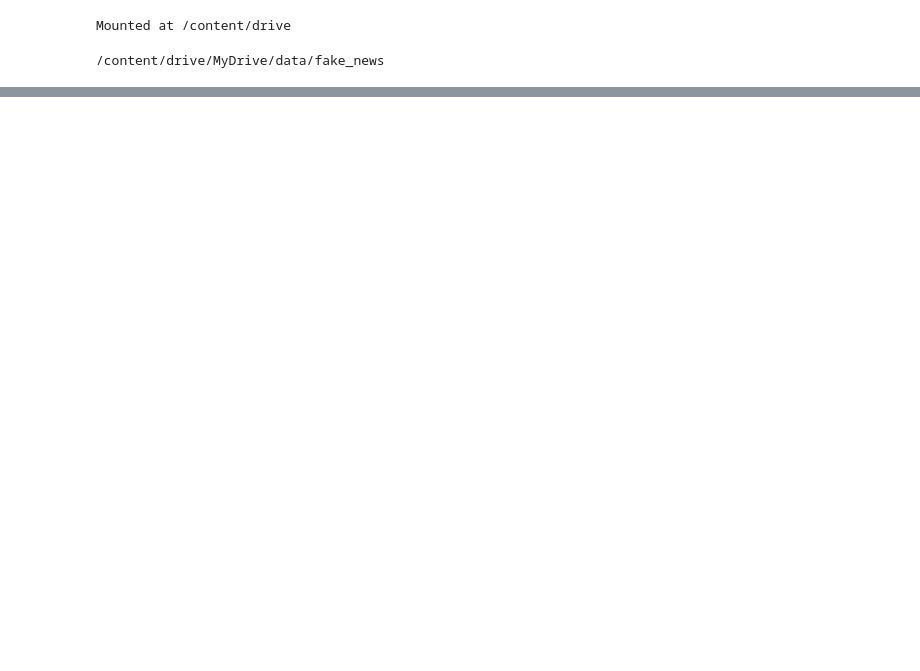
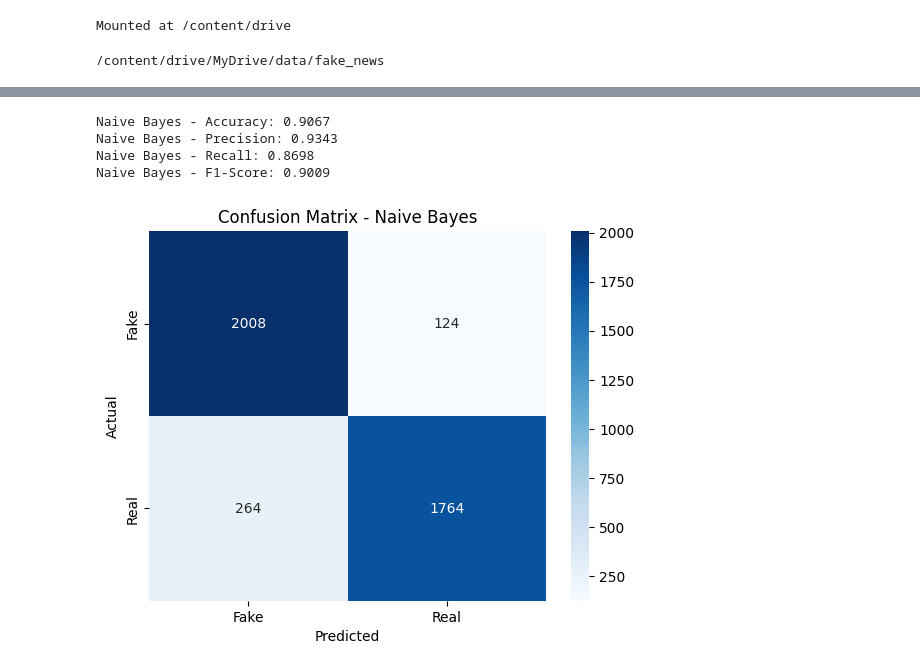
Before and after one commit to Ayxux/NLP_Minor_Project, a Jupyter notebook: Notebook/fake_news_nlp-pipeline.ipynb, the cells around one changed output, grey strips where cells are left out. Drawn from its saved outputs; the diff is of its cells as text; code cells hidden in the pictures; blank space fills up the shorter version.

```diff
--- a/Notebook/fake_news_nlp-pipeline.ipynb
+++ b/Notebook/fake_news_nlp-pipeline.ipynb
@@ -31,0 +221,11 @@ os.listdir('/content/drive/MyDrive/data/fake_news')
+# %%
+from sklearn.naive_bayes import MultinomialNB
+
+# Initialize Naive Bayes model
+nb_model = MultinomialNB()
+
+# Train the model
+nb_model.fit(X_train, y_train)
+
+# Predictions
+y_pred_nb = nb_model.predict(X_test)
@@ -31,0 +235,26 @@ os.listdir('/content/drive/MyDrive/data/fake_news')
+# %%
+# Evaluate model performance
+accuracy_nb = accuracy_score(y_test, y_pred_nb)
+precision_nb = precision_score(y_test, y_pred_nb)
+recall_nb = recall_score(y_test, y_pred_nb)
+f1_nb = f1_score(y_test, y_pred_nb)
+
+# Print Evaluation Metrics
+print(f"Naive Bayes - Accuracy: {accuracy_nb:.4f}")
+print(f"Naive Bayes - Precision: {precision_nb:.4f}")
+print(f"Naive Bayes - Recall: {recall_nb:.4f}")
+print(f"Naive Bayes - F1-Score: {f1_nb:.4f}")
+
+# Confusion Matrix
+conf_matrix_nb = confusion_matrix(y_test, y_pred_nb)
+sns.heatmap(conf_matrix_nb, annot=True, fmt='d', cmap='Blues', xticklabels=['Fake', 'Real'], yticklabels=['Fake', 'Real'])
+plt.title("Confusion Matrix - Naive Bayes")
+plt.xlabel('Predicted')
+plt.ylabel('Actual')
+plt.show()
+# %% [output]
+Naive Bayes - Accuracy: 0.9067
+Naive Bayes - Precision: 0.9343
+Naive Bayes - Recall: 0.8698
+Naive Bayes - F1-Score: 0.9009
+[figure, added]
```
Also changed, not shown: parts of 20 cells of this notebook.
